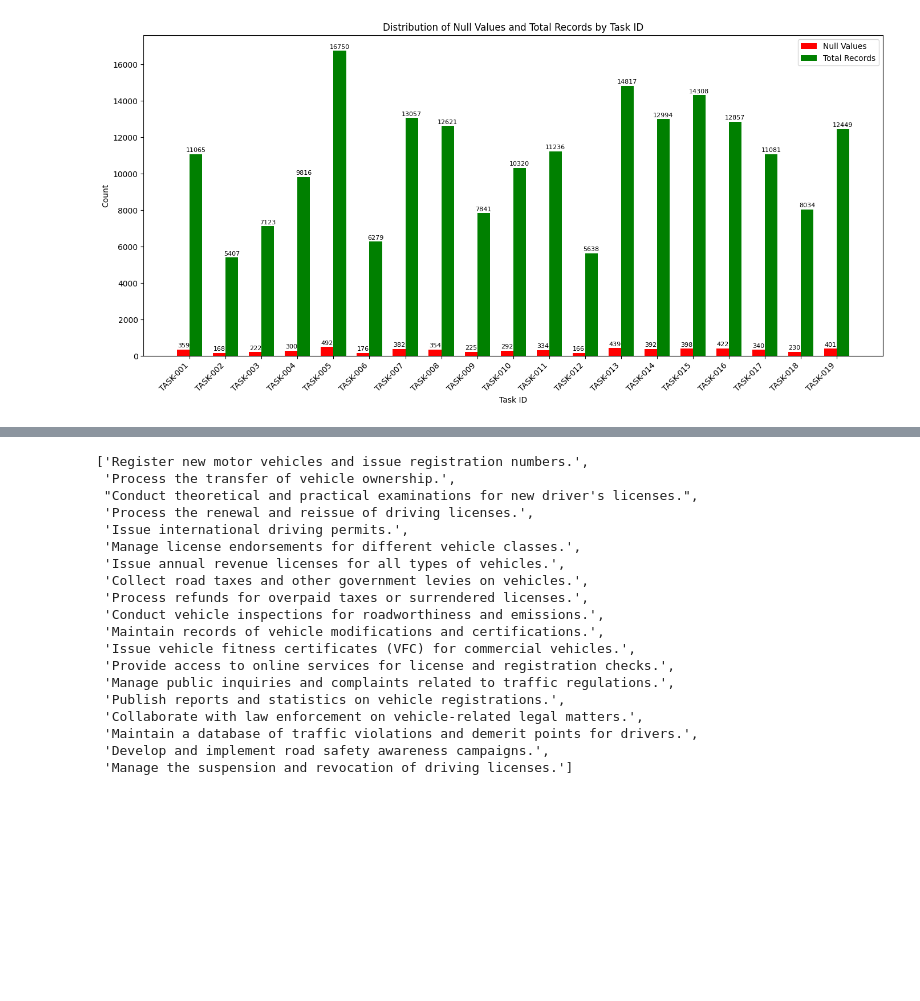
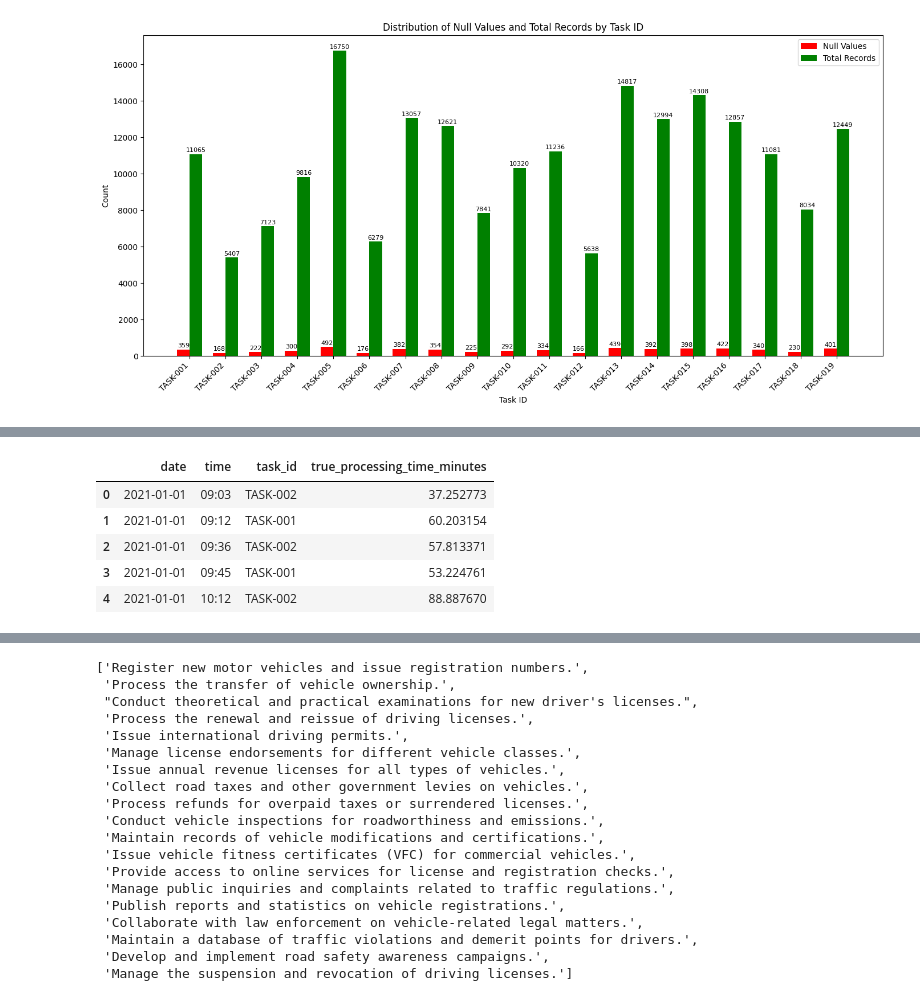
Before and after one commit to RMCV-Rajapaksha/TeamInception_Datathon, a Jupyter notebook: task1_eda_and_data_preprocessing.ipynb, the cells around one changed output, grey strips where cells are left out. Drawn from its saved outputs; the diff is of its cells as text; code cells hidden in the pictures; blank space fills up the shorter version.

```diff
--- a/task1_eda_and_data_preprocessing.ipynb
+++ b/task1_eda_and_data_preprocessing.ipynb
@@ -171,0 +177,29 @@ plt.show()
+# %%
+# Create a copy to avoid modifying the original DataFrame
+edited_bookings_data = bookings_data.copy()
+
+# Rename columns
+edited_bookings_data = edited_bookings_data.rename(columns={
+    'appointment_time': 'time',
+    'appointment_date': 'date'
+})
+
+# Convert time columns to datetime objects
+edited_bookings_data['check_in_time'] = pd.to_datetime(edited_bookings_data['check_in_time'])
+edited_bookings_data['check_out_time'] = pd.to_datetime(edited_bookings_data['check_out_time'])
+
+# Calculate the time difference in minutes, handling potential NaT values
+edited_bookings_data['true_processing_time_minutes'] = (edited_bookings_data['check_out_time'] - edited_bookings_data['check_in_time']).dt.total_seconds() / 60
+
+# Drop the original time columns and the requested columns
+edited_bookings_data = edited_bookings_data.drop(['check_in_time', 'check_out_time', 'booking_date', 'citizen_id', 'booking_id'], axis=1)
+
+# Display the first few rows of the new DataFrame
+display(edited_bookings_data.head())
+# %% [output]
+|  | date | time | task_id | true_processing_time_minutes |
+| 0 | 2021-01-01 | 09:03 | TASK-002 | 37.252773 |
+| 1 | 2021-01-01 | 09:12 | TASK-001 | 60.203154 |
+| 2 | 2021-01-01 | 09:36 | TASK-002 | 57.813371 |
+| 3 | 2021-01-01 | 09:45 | TASK-001 | 53.224761 |
+| 4 | 2021-01-01 | 10:12 | TASK-002 | 88.887670 |
```
Also changed, not shown: parts of 17 cells of this notebook.
